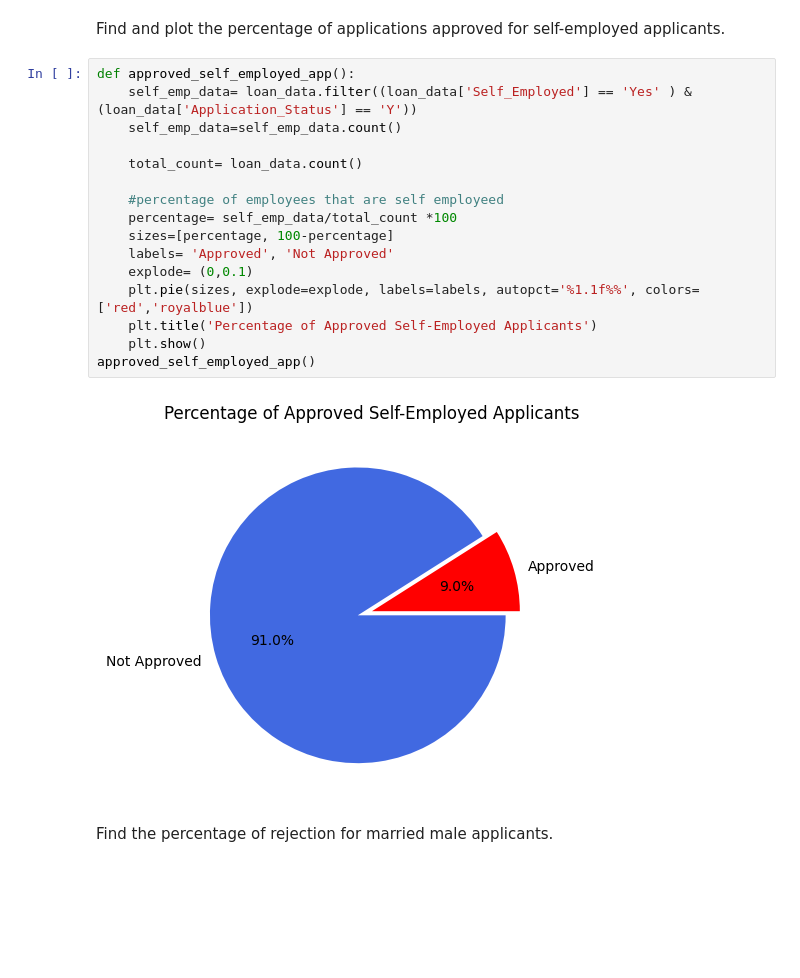
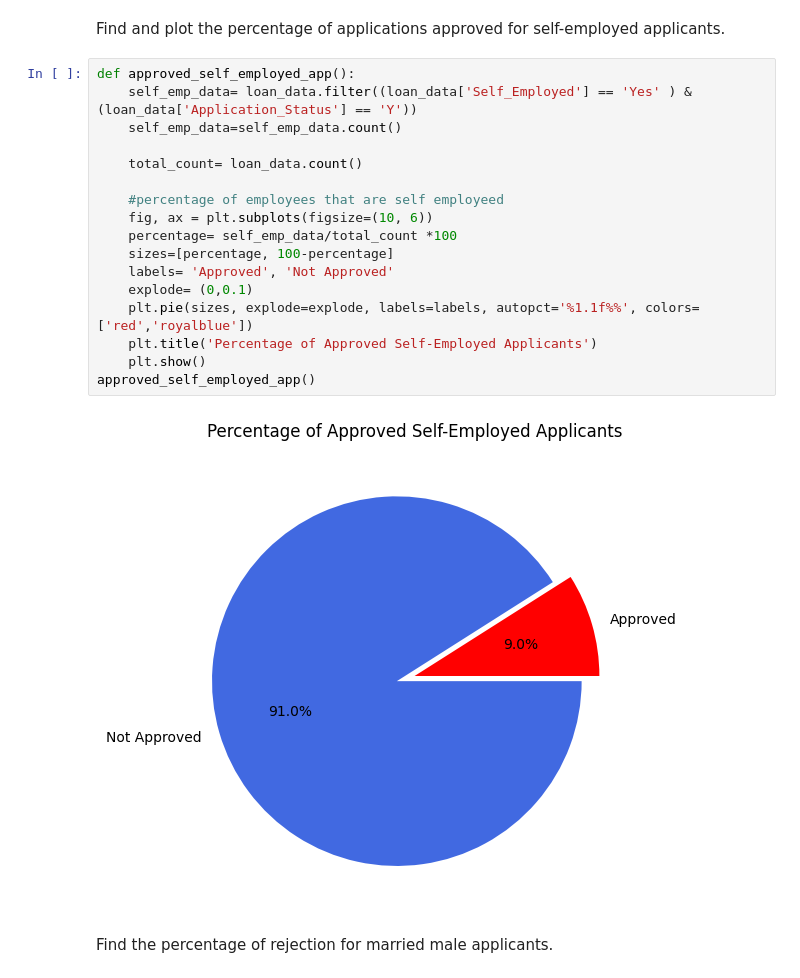
Before and after one commit to MayaCampbell/Data-Transformation-and-Python-Based-User-Menu-Developement-Project, a Jupyter notebook: credit_card.ipynb, the cells around one changed output. Saved outputs shown, nothing was run; the diff lists cells and outputs as text; blank space fills up the shorter version.

```diff
--- a/credit_card.ipynb
+++ b/credit_card.ipynb
@@ -889,21 +869,22 @@ Find and plot the percentage of applications approved for self-employed applican
 # %%
 def approved_self_employed_app():
     self_emp_data= loan_data.filter((loan_data['Self_Employed'] == 'Yes' ) & (loan_data['Application_Status'] == 'Y'))
     self_emp_data=self_emp_data.count()
 
     total_count= loan_data.count()
 
     #percentage of employees that are self employeed
+    fig, ax = plt.subplots(figsize=(10, 6))
     percentage= self_emp_data/total_count *100
     sizes=[percentage, 100-percentage]
     labels= 'Approved', 'Not Approved'
     explode= (0,0.1)
     plt.pie(sizes, explode=explode, labels=labels, autopct='%1.1f%%', colors= ['red','royalblue'])
     plt.title('Percentage of Approved Self-Employed Applicants')
     plt.show()
 approved_self_employed_app()
 # %% [output]
-[figure, old version]
+[figure, new version]
 # %% [markdown]
 Find the percentage of rejection for married male applicants.
 # %%
```
Also changed, not shown: parts of 7 cells of this notebook.
